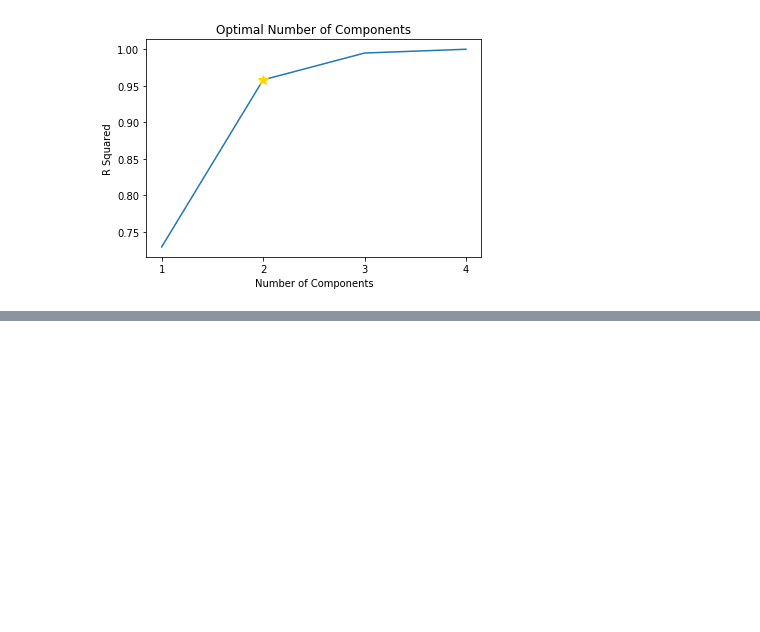
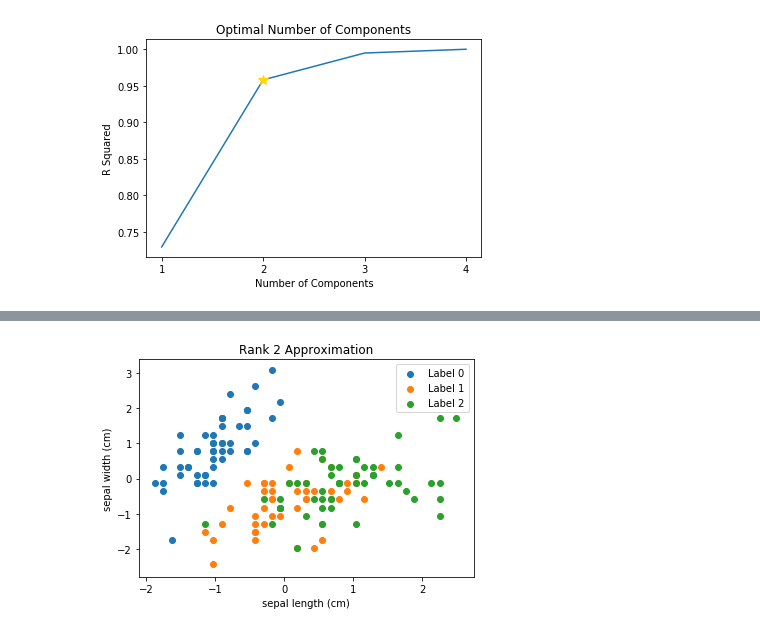
Before and after one commit to je-suis-tm/machine-learning, a Jupyter notebook: principal component analysis.ipynb, the cells around one changed output, grey strips where cells are left out. Drawn from its saved outputs; the diff is of its cells as text; code cells hidden in the pictures; blank space fills up the shorter version.

```diff
--- a/principal component analysis.ipynb
+++ b/principal component analysis.ipynb
@@ -255,0 +288,17 @@ plt.show()
+# %%
+#2 eigenvectors can explain 95.8% variance
+#the matrix hasnt been compressed much
+rank2=np.sum([(U[:,i].reshape(-1,1))@(Vt[i].reshape(1,-1))*D[i] for i in range(num_of_dims)],axis=0)
+
+for i in np.unique(iris.target):
+    plt.scatter(rank2[:,0][iris.target==i],
+                rank2[:,1][iris.target==i],
+                label=f'Label {int(i)}')
+
+plt.title('Rank 2 Approximation')
+plt.xlabel(iris.feature_names[0])
+plt.ylabel(iris.feature_names[1])
+plt.legend(loc=0)
+plt.show()
+# %% [output]
+[figure, added]
```
Also changed, not shown: parts of 5 cells of this notebook.
